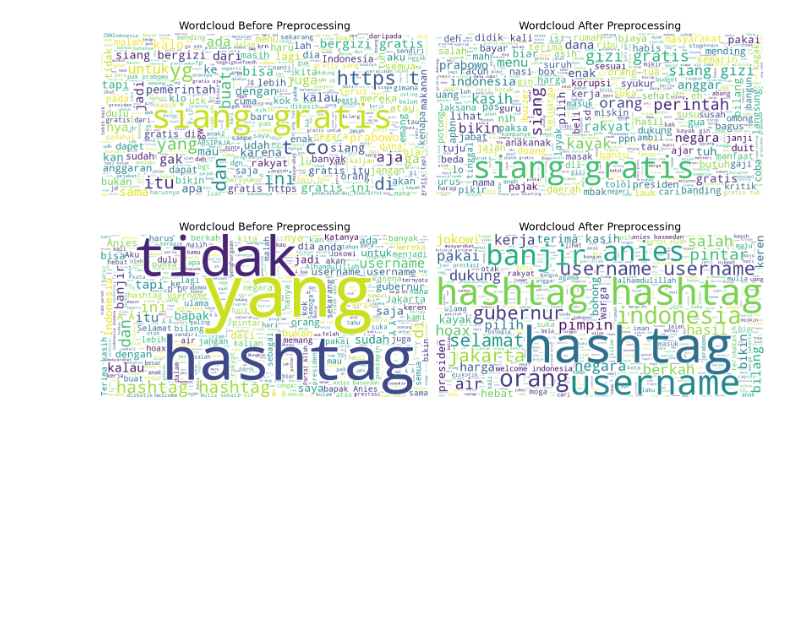
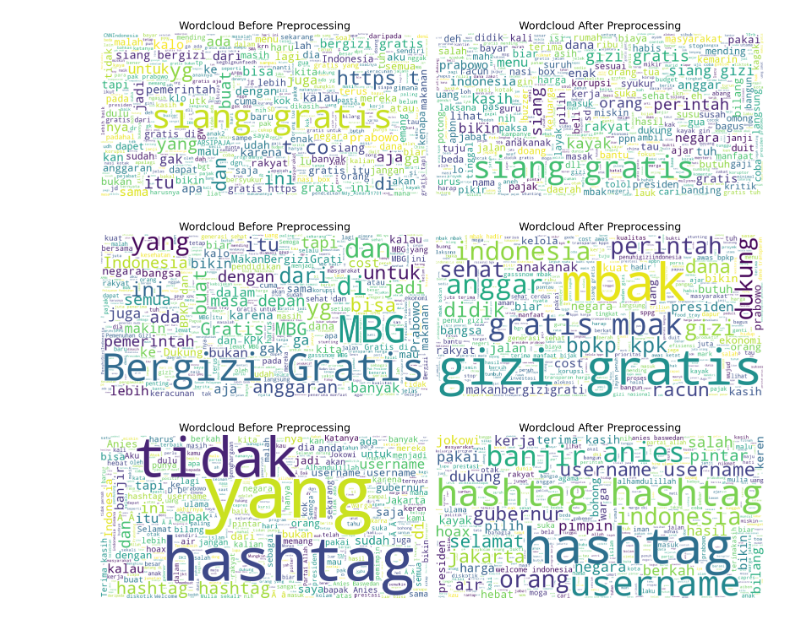
Before and after one commit to yuemway/Analisis-Sentimen-Masyarakat-pada-Program-Makan-Siang-Gratis, a Jupyter notebook: preprocessing.ipynb, the cells around one changed output. Saved outputs shown, nothing was run; the diff lists cells and outputs as text; code cells hidden in the pictures; blank space fills up the shorter version.

```diff
--- a/preprocessing.ipynb
+++ b/preprocessing.ipynb
@@ -442,6 +454,8 @@ See the caveats in the documentation: https://pandas.pydata.org/pandas-docs/stab
   data_sarc[['normalisasi', 'Kata_Baku', 'Kata_Tidak_Baku', 'Kata_Tidak_Baku_Hash']] = data_sarc['tweet_casefolding'].apply(
 # %%
 data_mbg = pd.DataFrame(data_mbg[['tweet','tweet_cleaning','tweet_casefolding','normalisasi']])
+# %%
+data_mbg2 = pd.DataFrame(data_mbg2[['tweet','tweet_cleaning','tweet_casefolding','normalisasi']])
 # %%
 data_sarc = pd.DataFrame(data_sarc[['tweet','tweet_cleaning','tweet_casefolding','normalisasi', 'label']])
 # %%
@@ -468,6 +491,8 @@ def tokenize(text):
     return tokens
 # %%
 data_mbg['tokenize'] = data_mbg['normalisasi'].apply(tokenize)
+# %%
+data_mbg2['tokenize'] = data_mbg2['normalisasi'].apply(tokenize)
 # %%
 data_sarc['tokenize'] = data_sarc['normalisasi'].apply(tokenize)
 # %%
@@ -493,6 +527,8 @@ def remove_stopwords(text):
     return [word for word in text if word not in stop_words]
 # %%
 data_mbg['stopword removal'] = data_mbg['tokenize'].apply(remove_stopwords)
+# %%
+data_mbg2['stopword removal'] = data_mbg2['tokenize'].apply(remove_stopwords)
 # %%
 data_sarc['stopword removal'] = data_sarc['tokenize'].apply(remove_stopwords)
 # %%
@@ -521,6 +566,8 @@ def stem_text(text):
     return [lemmatizer.stem(word) for word in text]
 # %%
 data_mbg['steming_data'] = data_mbg['stopword removal'].apply(lambda x: ' '.join(stem_text(x)))
+# %%
+data_mbg2['steming_data'] = data_mbg2['stopword removal'].apply(lambda x: ' '.join(stem_text(x)))
 # %%
 data_sarc['steming_data'] = data_sarc['stopword removal'].apply(lambda x: ' '.join(stem_text(x)))
 # %%
@@ -613,6 +680,40 @@ plt.tight_layout()
 plt.show()
 # %% [output]
 [figure]
+# %%
+from PIL import Image
+from wordcloud import WordCloud, STOPWORDS, ImageColorGenerator
+import matplotlib.pyplot as plt
+
+# Buat stopwords tambahan
+stopwords = set(STOPWORDS)
+stopwords.update(['program', 'makan', 'anak', '...', 'amp','sekolah','bagi','balita', 'ya', 'gue', 'sih','banget','siswa'])
+
+# WordCloud Before (dari kolom 'tweet')
+text_before = ' '.join(data_mbg2['tweet'].astype(str).tolist())
+wc_before = WordCloud(stopwords=stopwords, background_color="white", max_words=500, width=800, height=400).generate(text_before)
+
+# WordCloud After (dari kolom 'steming_data')
+text_after = ' '.join(data_mbg2['steming_data'].astype(str).tolist())
+wc_after = WordCloud(stopwords=stopwords, background_color="white", max_words=500, width=800, height=400).generate(text_after)
+
+# Visualisasi side-by-side
+plt.figure(figsize=(16, 8))
+
+plt.subplot(1, 2, 1)
+plt.imshow(wc_before, interpolation='bilinear')
+plt.axis("off")
+plt.title("Wordcloud Before Preprocessing", fontsize=18)
+
+plt.subplot(1, 2, 2)
+plt.imshow(wc_after, interpolation='bilinear')
+plt.axis("off")
+plt.title("Wordcloud After Preprocessing", fontsize=18)
+
+plt.tight_layout()
+plt.show()
+# %% [output]
+[figure, added]
 # %%
 from PIL import Image
 from wordcloud import WordCloud, STOPWORDS, ImageColorGenerator
```
Also changed, not shown: parts of 9 cells of this notebook, 1 other file.
